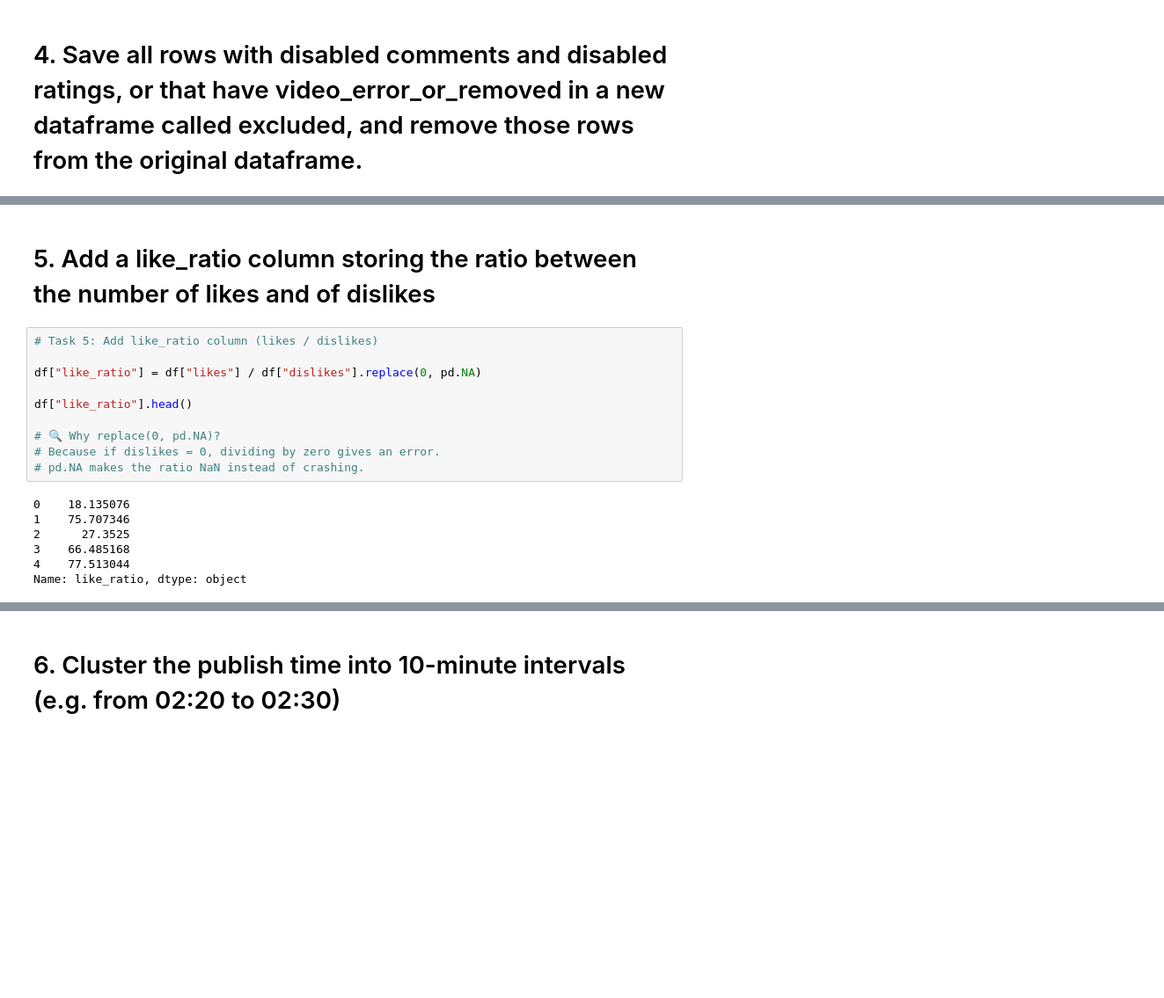
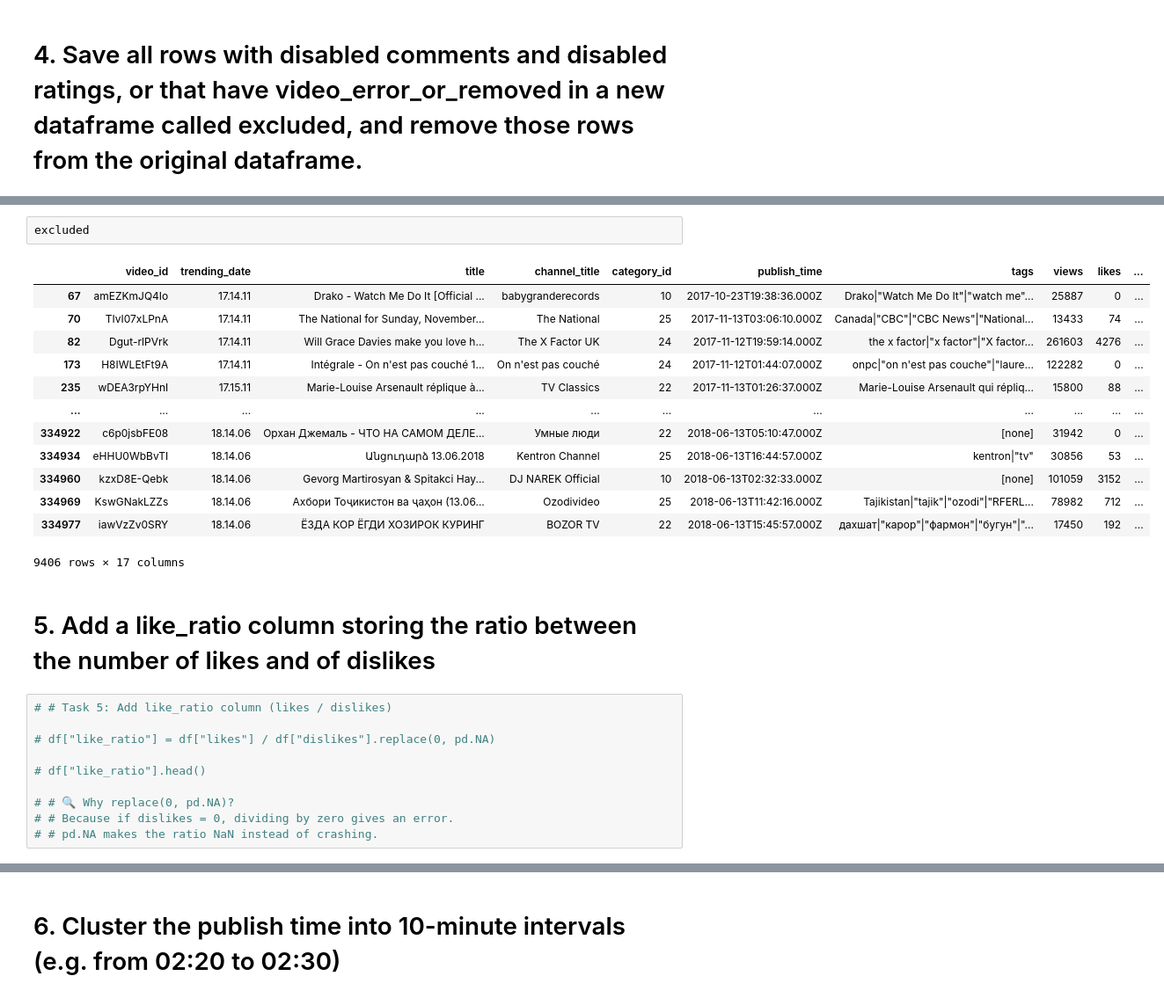
Before and after one commit to Naf-byte/Foundation-Of-Computer-Science, a Jupyter notebook: Notebook/Code File.ipynb, the cells around one changed output, grey strips where cells are left out. Shown at 88% size. Saved outputs shown, nothing was run; the diff lists cells and outputs as text; blank space fills up the shorter version.

```diff
--- a/Notebook/Code File.ipynb
+++ b/Notebook/Code File.ipynb
@@ -186,19 +216,28 @@ Remaining rows: 375942
+# %%
+excluded
+# %% [output]
+|  | video_id | trending_date | title | channel_title | category_id | publish_time | tags | views | likes | ... |
+| 67 | amEZKmJQ4Io | 17.14.11 | Drako - Watch Me Do It [Official ... | babygranderecords | 10 | 2017-10-23T19:38:36.000Z | Drako|"Watch Me Do It"|"watch me"... | 25887 | 0 | ... |
+| 70 | TIvI07xLPnA | 17.14.11 | The National for Sunday, November... | The National | 25 | 2017-11-13T03:06:10.000Z | Canada|"CBC"|"CBC News"|"National... | 13433 | 74 | ... |
+| 82 | Dgut-rlPVrk | 17.14.11 | Will Grace Davies make you love h... | The X Factor UK | 24 | 2017-11-12T19:59:14.000Z | the x factor|"x factor"|"X factor... | 261603 | 4276 | ... |
+| 173 | H8IWLEtFt9A | 17.14.11 | Intégrale - On n'est pas couché 1... | On n'est pas couché | 24 | 2017-11-12T01:44:07.000Z | onpc|"on n'est pas couche"|"laure... | 122282 | 0 | ... |
+| 235 | wDEA3rpYHnI | 17.15.11 | Marie-Louise Arsenault réplique à... | TV Classics | 22 | 2017-11-13T01:26:37.000Z | Marie-Louise Arsenault qui répliq... | 15800 | 88 | ... |
+| ... | ... | ... | ... | ... | ... | ... | ... | ... | ... | ... |
+| 334922 | c6p0jsbFE08 | 18.14.06 | Орхан Джемаль - ЧTO HA CAMOM ДEЛE... | Умные люди | 22 | 2018-06-13T05:10:47.000Z | [none] | 31942 | 0 | ... |
+| 334934 | eHHU0WbBvTI | 18.14.06 | Անցուդարձ 13.06.2018 | Kentron Channel | 25 | 2018-06-13T16:44:57.000Z | kentron|"tv" | 30856 | 53 | ... |
+| 334960 | kzxD8E-Qebk | 18.14.06 | Gevorg Martirosyan & Spitakci Hay... | DJ NAREK Official | 10 | 2018-06-13T02:32:33.000Z | [none] | 101059 | 3152 | ... |
+| 334969 | KswGNakLZZs | 18.14.06 | Ахбори Тоҷикистон ва ҷаҳон (13.06... | Ozodivideo | 25 | 2018-06-13T11:42:16.000Z | Tajikistan|"tajik"|"ozodi"|"RFERL... | 78982 | 712 | ... |
+| 334977 | iawVzZv0SRY | 18.14.06 | ЁЗДА КОР ЁГДИ ХОЗИРОК КУРИНГ | BOZOR TV | 22 | 2018-06-13T15:45:57.000Z | дахшат|"карор"|"фармон"|"бугун"|"... | 17450 | 192 | ... |
+9406 rows × 17 columns
 # %% [markdown]
 # 5. Add a like_ratio column storing the ratio between the number of likes and of dislikes
 # %%
-# Task 5: Add like_ratio column (likes / dislikes)
+# # Task 5: Add like_ratio column (likes / dislikes)
 
-df["like_ratio"] = df["likes"] / df["dislikes"].replace(0, pd.NA)
+# df["like_ratio"] = df["likes"] / df["dislikes"].replace(0, pd.NA)
 
-df["like_ratio"].head()
+# df["like_ratio"].head()
 
-# 🔍 Why replace(0, pd.NA)?
-# Because if dislikes = 0, dividing by zero gives an error.
-# pd.NA makes the ratio NaN instead of crashing.
+# # 🔍 Why replace(0, pd.NA)?
+# # Because if dislikes = 0, dividing by zero gives an error.
+# # pd.NA makes the ratio NaN instead of crashing.
-# %% [output]
-0    18.135076
-1    75.707346
-2      27.3525
-3    66.485168
-4    77.513044
-Name: like_ratio, dtype: object
```
Also changed, not shown: parts of 15 cells of this notebook.
